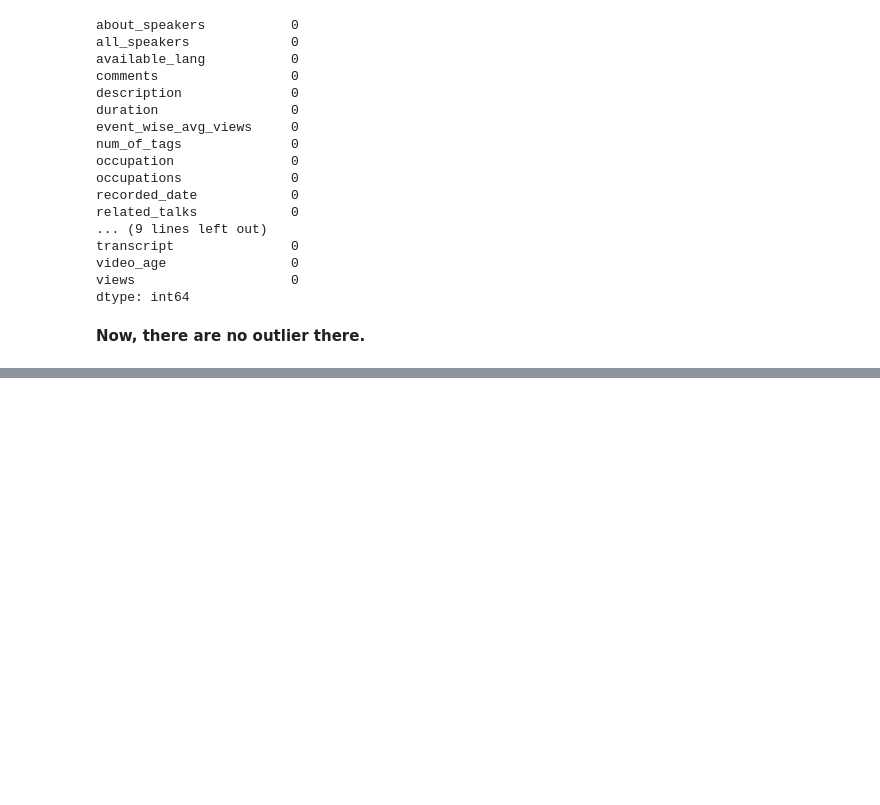
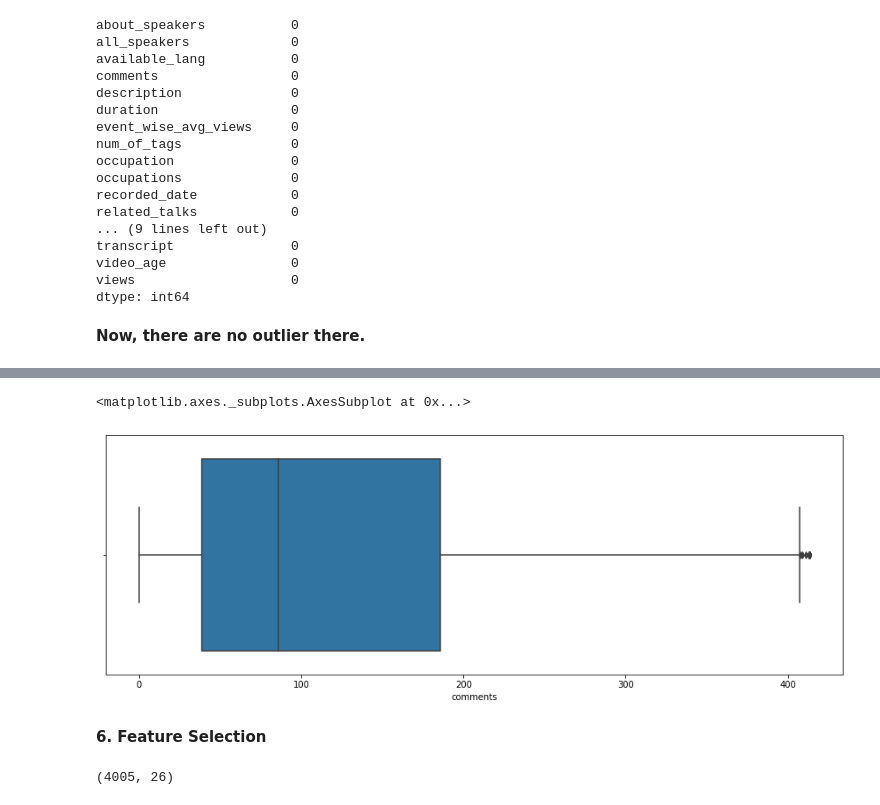
Before and after one commit to Pgupta1996/Ted_Talk_views_Prediction, a Jupyter notebook: Ted_Talk_views_Prediction.ipynb, the cells around one changed output, grey strips where cells are left out. Cells and saved outputs as stored; diff of their text form; code cells hidden in the pictures; blank space fills up the shorter version.

```diff
--- a/Ted_Talk_views_Prediction.ipynb
+++ b/Ted_Talk_views_Prediction.ipynb
@@ -885,0 +968,14 @@ KeyError: ignored
+# %%
+#Let's make a boxplot of comments column.
+
+sns.boxplot(x=X['comments'])
+# %% [output]
+<matplotlib.axes._subplots.AxesSubplot at 0x...>
+[figure, added]
+# %% [markdown]
+**6. Feature Selection**
+# %%
+#printing the shape of features
+X.shape
+# %% [output]
+(4005, 26)
```
Also changed, not shown: parts of 43 cells of this notebook.
